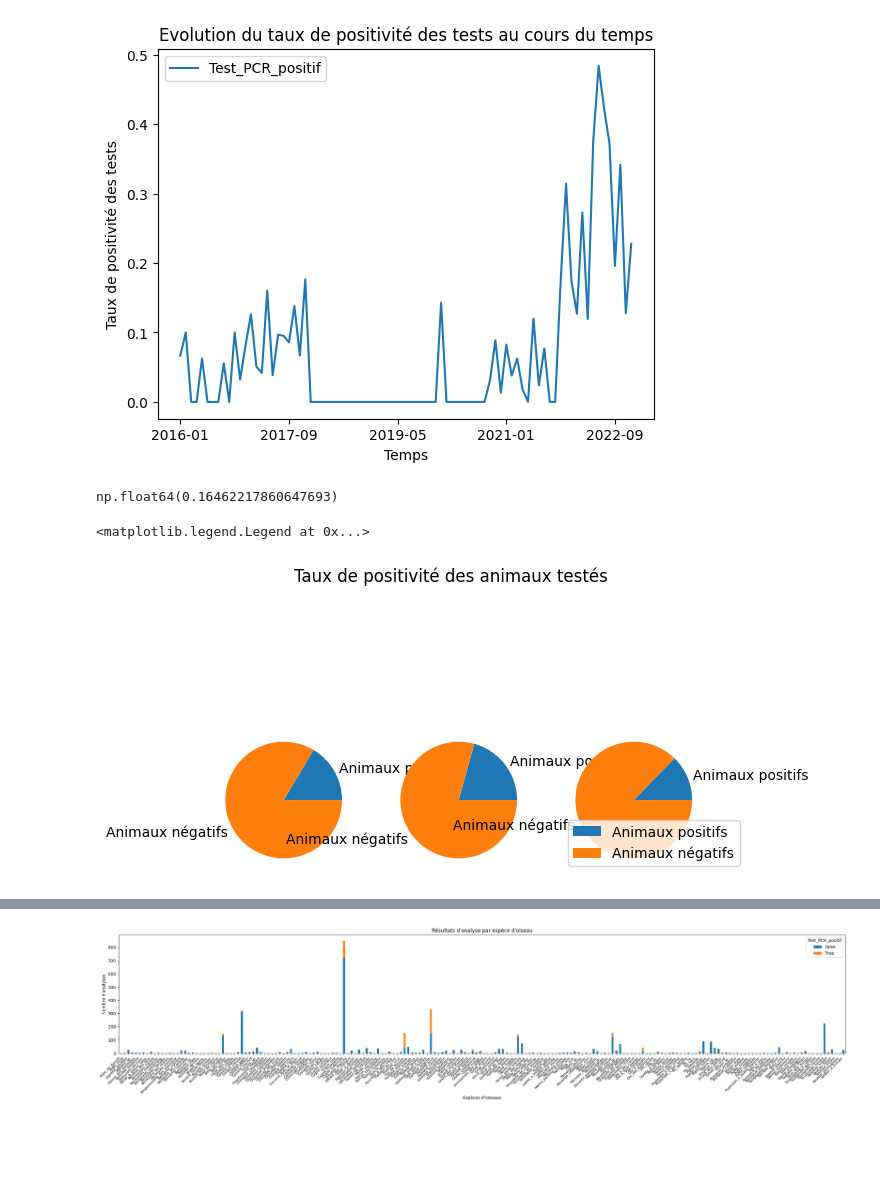
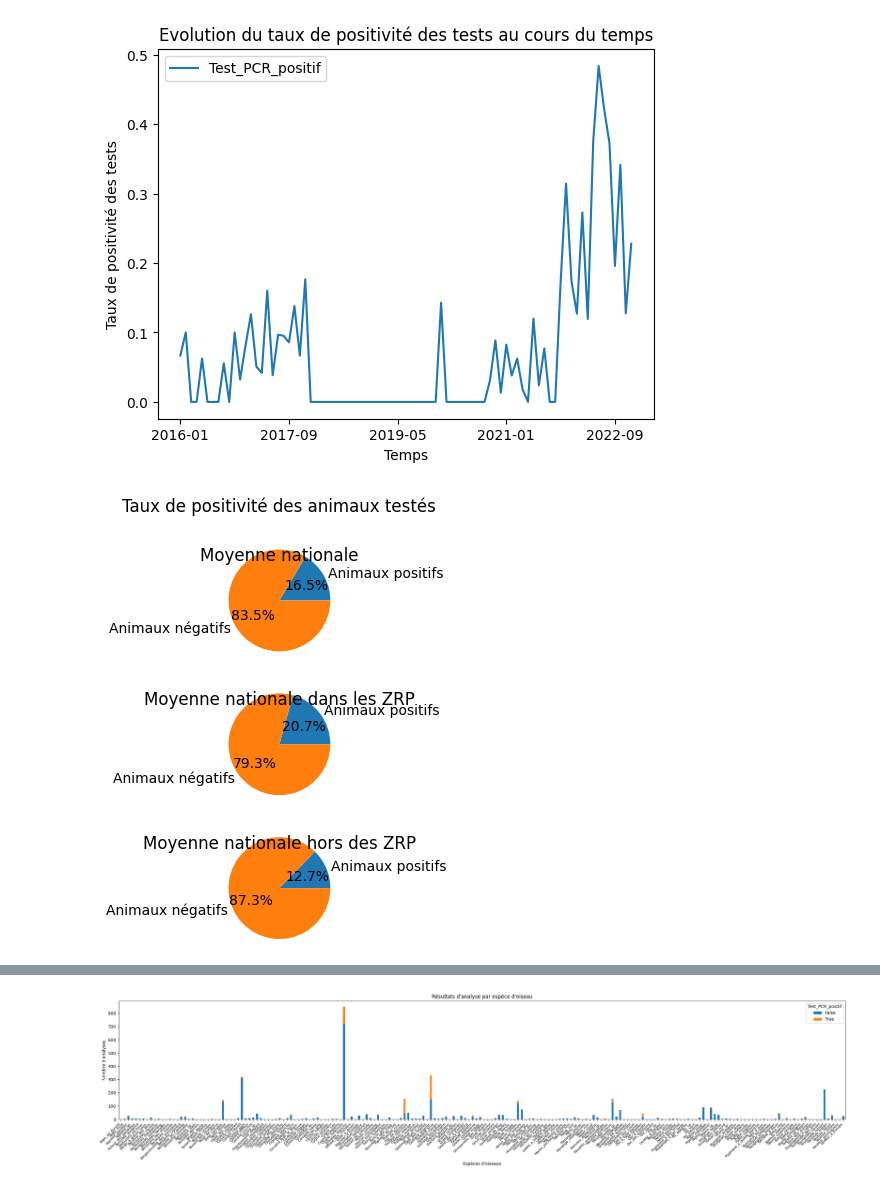
Before and after one commit to bavrillon/Avian-influenza, a Jupyter notebook: EDA.ipynb, the cells around one changed output, grey strips where cells are left out. Saved outputs shown, nothing was run; the diff lists cells and outputs as text; code cells hidden in the pictures; blank space fills up the shorter version.

Commit message:
Modifications visuelles des premières représentations graphiques créées à ce jour

```diff
--- a/EDA.ipynb
+++ b/EDA.ipynb
@@ -171,35 +171,31 @@ plt.ylabel('Taux de positivité des tests')
 plt.show()
 # %% [output]
 [figure]
-# %%
-df['Test_PCR_positif'].mean()
-# %% [output]
-np.float64(0.16462217860647693)
 # %%
 # INFLUENCE DES ZRP
 
 Répartition = ['Animaux positifs','Animaux négatifs']
 
 D1 = [df['Test_PCR_positif'].mean(),1-df['Test_PCR_positif'].mean()]
 
 Influence_ZRP = df.pivot_table(
     values='Test_PCR_positif',
     index='ZRP')
 
 D2 = [Influence_ZRP.iloc[1,0],1-Influence_ZRP.iloc[1,0]]
 D3 = [Influence_ZRP.iloc[0,0],1-Influence_ZRP.iloc[0,0]]
 
-fig, axs = plt.subplots(1,3)
+fig, axs = plt.subplots(3,1)
 fig.suptitle('Taux de positivité des animaux testés')
-axs[0].pie(D1, labels=Répartition)
-axs[1].pie(D2, labels=Répartition)
-axs[2].pie(D3, labels=Répartition)
-plt.legend()
-
-# Taux de positivité moyen / moyen avec ZRP / moyen sans ZRP représenté avec camembert
+axs[0].pie(D1, labels=Répartition, autopct='%1.1f%%',radius=2)
+axs[0].set_title('Moyenne nationale')
+axs[1].pie(D2, labels=Répartition, autopct='%1.1f%%',radius=2)
+axs[1].set_title('Moyenne nationale dans les ZRP')
+axs[2].pie(D3, labels=Répartition, autopct='%1.1f%%',radius=2)
+axs[2].set_title('Moyenne nationale hors des ZRP')
+plt.tight_layout()
 
 
-# Et pdt une pandémie ?
+# Et pdt une pandémie ? Les observations sont elles modifiées ?
 # %% [output]
-<matplotlib.legend.Legend at 0x...>
-[figure, old version]
+[figure, new version]
```
Also changed, not shown: parts of 1 cell of this notebook.
